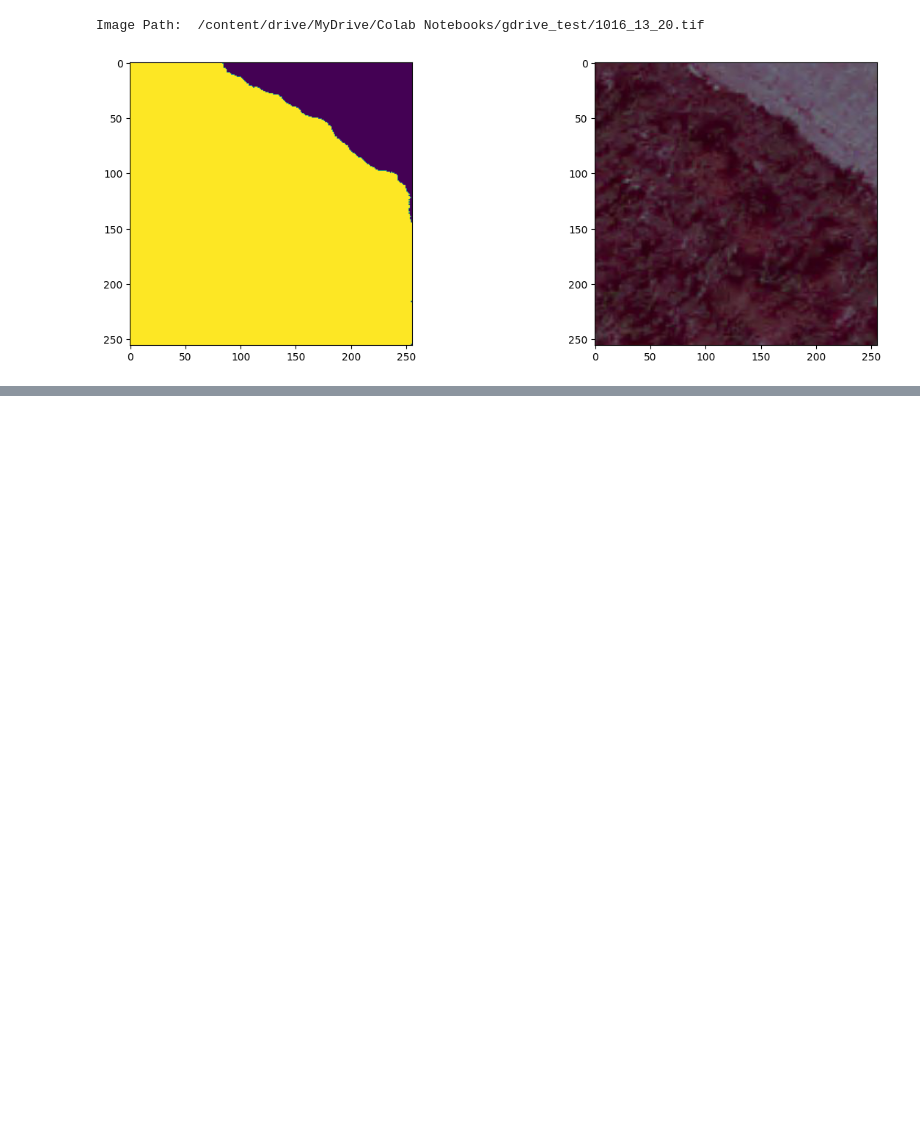
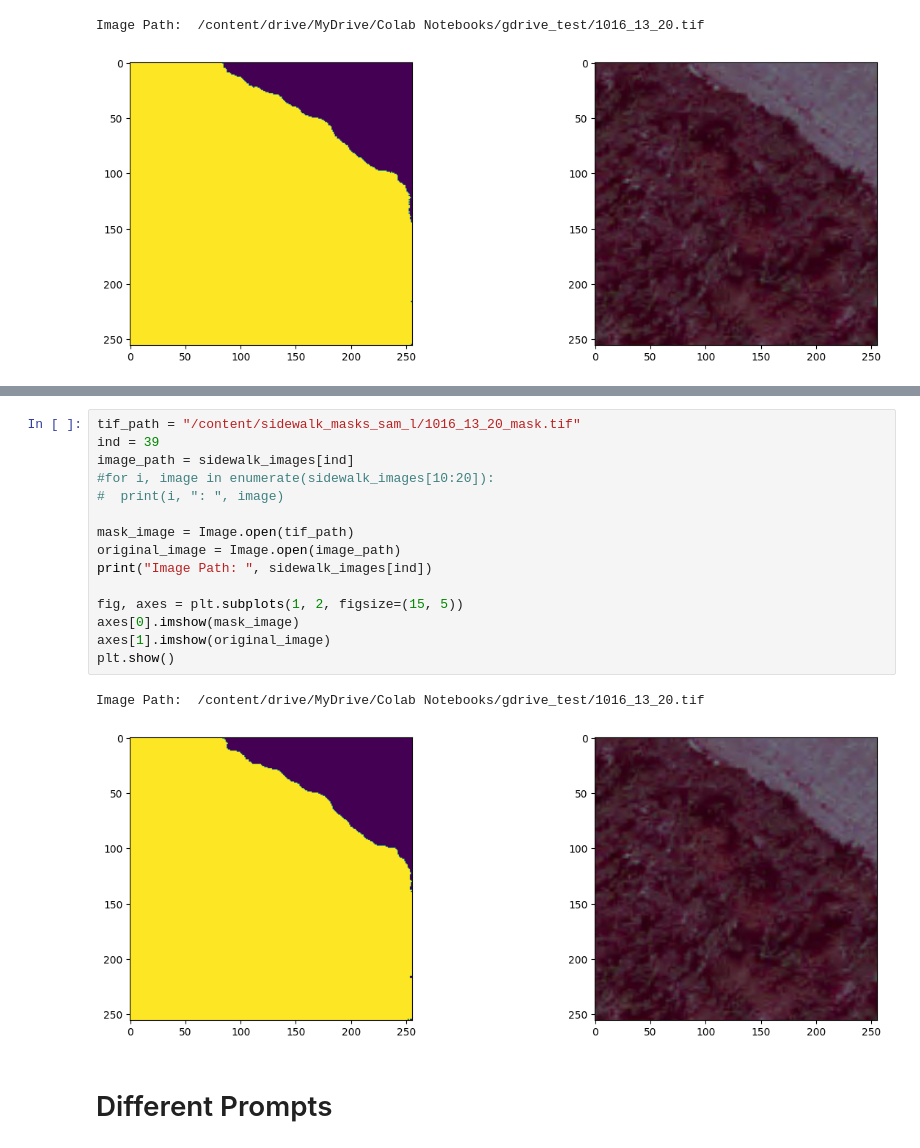
Before and after one commit to dhauss/csgy6613-project, a Jupyter notebook: ML5/visual_prompting.ipynb, the cells around one changed output, grey strips where cells are left out. Saved outputs shown, nothing was run; the diff lists cells and outputs as text; blank space fills up the shorter version.

Commit message:
prompt testing

```diff
--- a/ML5/visual_prompting.ipynb
+++ b/ML5/visual_prompting.ipynb
@@ -130,0 +201,20 @@ Image Path:  /content/drive/MyDrive/Colab Notebooks/gdrive_test/1016_13_20.tif
+# %%
+tif_path = "/content/sidewalk_masks_sam_l/1016_13_20_mask.tif"
+ind = 39
+image_path = sidewalk_images[ind]
+#for i, image in enumerate(sidewalk_images[10:20]):
+#  print(i, ": ", image)
+
+mask_image = Image.open(tif_path)
+original_image = Image.open(image_path)
+print("Image Path: ", sidewalk_images[ind])
+
+fig, axes = plt.subplots(1, 2, figsize=(15, 5))
+axes[0].imshow(mask_image)
+axes[1].imshow(original_image)
+plt.show()
+# %% [output]
+Image Path:  /content/drive/MyDrive/Colab Notebooks/gdrive_test/1016_13_20.tif
+[figure, added]
+# %% [markdown]
+# Different Prompts
```
Also changed, not shown: parts of 16 cells of this notebook.
